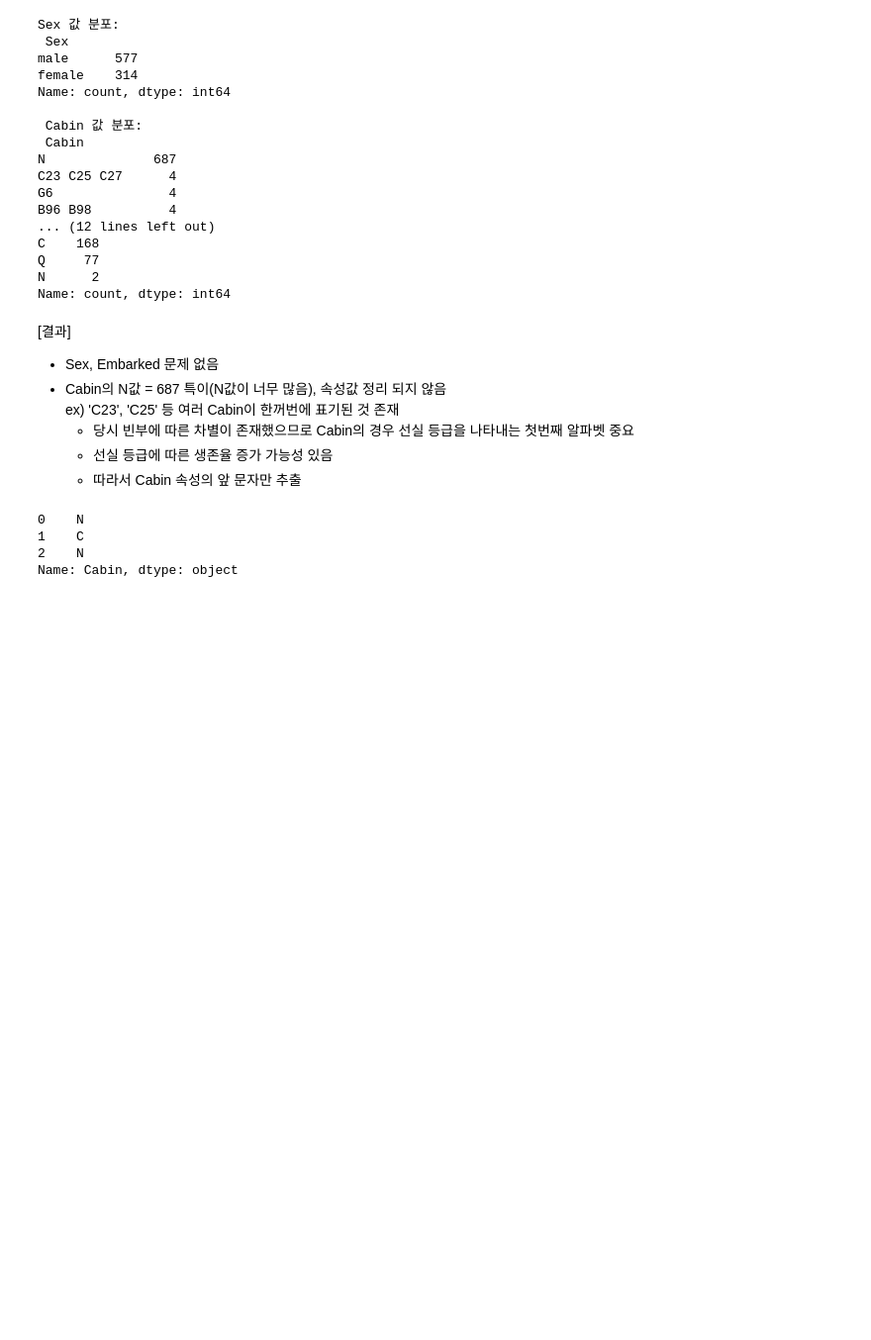
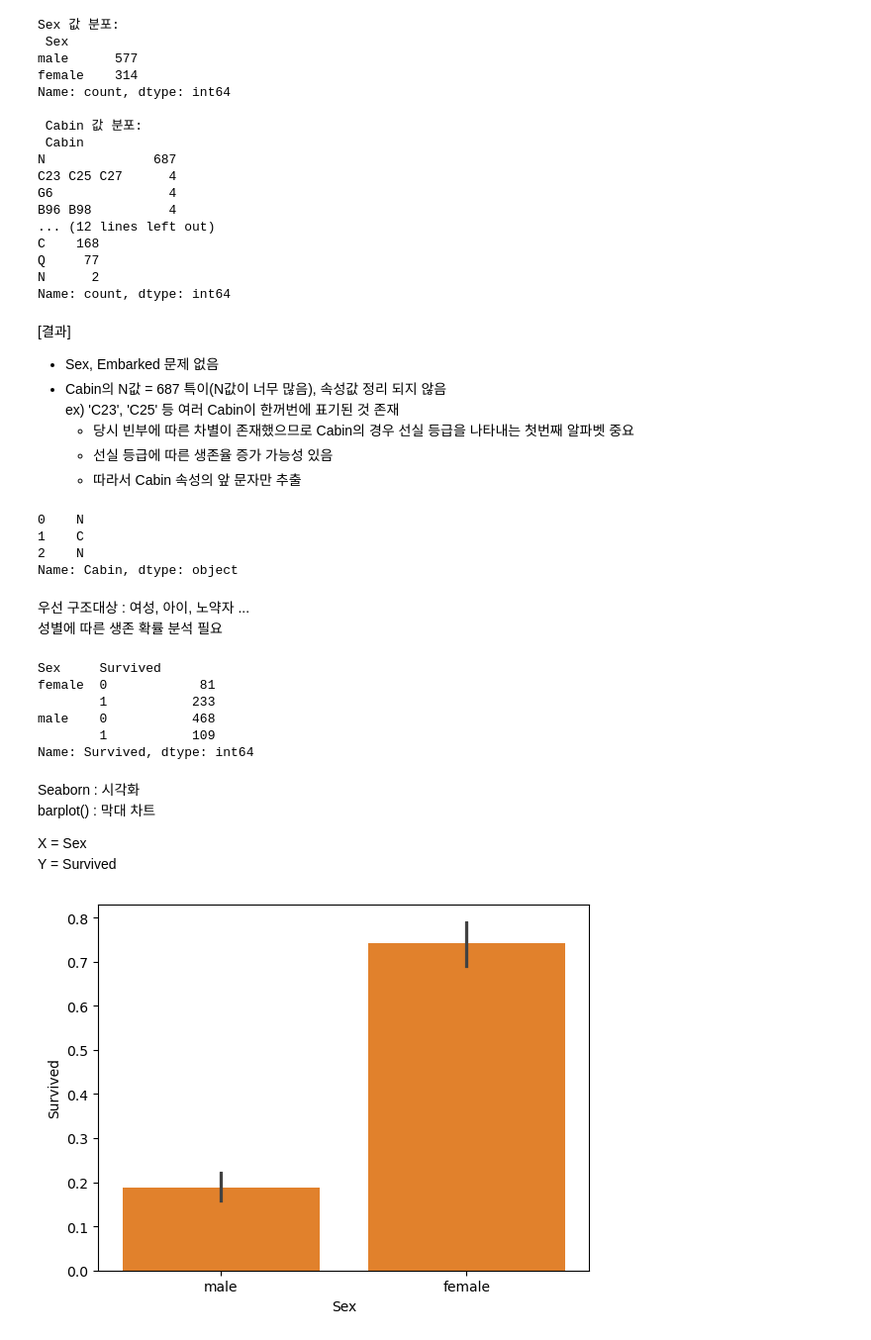
Before and after one commit to HyangheeNam/MachineLearning_Python_tutorial, a Jupyter notebook: 03.scikit_learn.ipynb, the cells around one changed output. Shown: that part at 99% size. Cells and saved outputs as stored; diff of their text form; code cells hidden in the pictures; blank space fills up the shorter version.

Commit message:
scikit-learn, seaborn - commit

```diff
--- a/03.scikit_learn.ipynb
+++ b/03.scikit_learn.ipynb
@@ -1559,3 +1559,56 @@ print(titanic_df['Cabin'].head(3))
 1    C
 2    N
 Name: Cabin, dtype: object
+# %% [markdown]
+우선 구조대상 : 여성, 아이, 노약자 ...<br>
+성별에 따른 생존 확률 분석 필요
+# %%
+import numpy as np
+import pandas as pd
+import matplotlib.pyplot as plt
+import seaborn as sns
+%matplotlib inline
+
+titanic_df = pd.read_csv('data_handling/titanic_train.csv')
+titanic_df.head(3)
+
+titanic_df['Age'] = titanic_df['Age'].fillna(titanic_df['Age'].mean())
+titanic_df['Cabin'] = titanic_df['Cabin'].fillna('N')
+titanic_df['Embarked'] = titanic_df['Embarked'].fillna('N')
+
+titanic_df['Cabin'] = titanic_df['Cabin'].str[:1]
+titanic_df.groupby(['Sex', 'Survived'])['Survived'].count()
+# %% [output]
+Sex     Survived
+female  0            81
+        1           233
+male    0           468
+        1           109
+Name: Survived, dtype: int64
+# %% [markdown]
+Seaborn : 시각화<br>
+barplot() : 막대 차트
+
+X = Sex<br>
+Y = Survived
+# %%
+import numpy as np
+import pandas as pd
+import matplotlib.pyplot as plt
+import seaborn as sns
+%matplotlib inline
+
+titanic_df = pd.read_csv('data_handling/titanic_train.csv')
+titanic_df.head(3)
+
+titanic_df['Age'] = titanic_df['Age'].fillna(titanic_df['Age'].mean())
+titanic_df['Cabin'] = titanic_df['Cabin'].fillna('N')
+titanic_df['Embarked'] = titanic_df['Embarked'].fillna('N')
+
+titanic_df['Cabin'] = titanic_df['Cabin'].str[:1]
+titanic_df.groupby(['Sex', 'Survived'])['Survived'].count()
+
+sns.barplot(x='Sex', y='Survived', data=titanic_df)
+plt.show()
+# %% [output]
+[figure, added]
```
Also changed, not shown: parts of 2 cells of this notebook.
